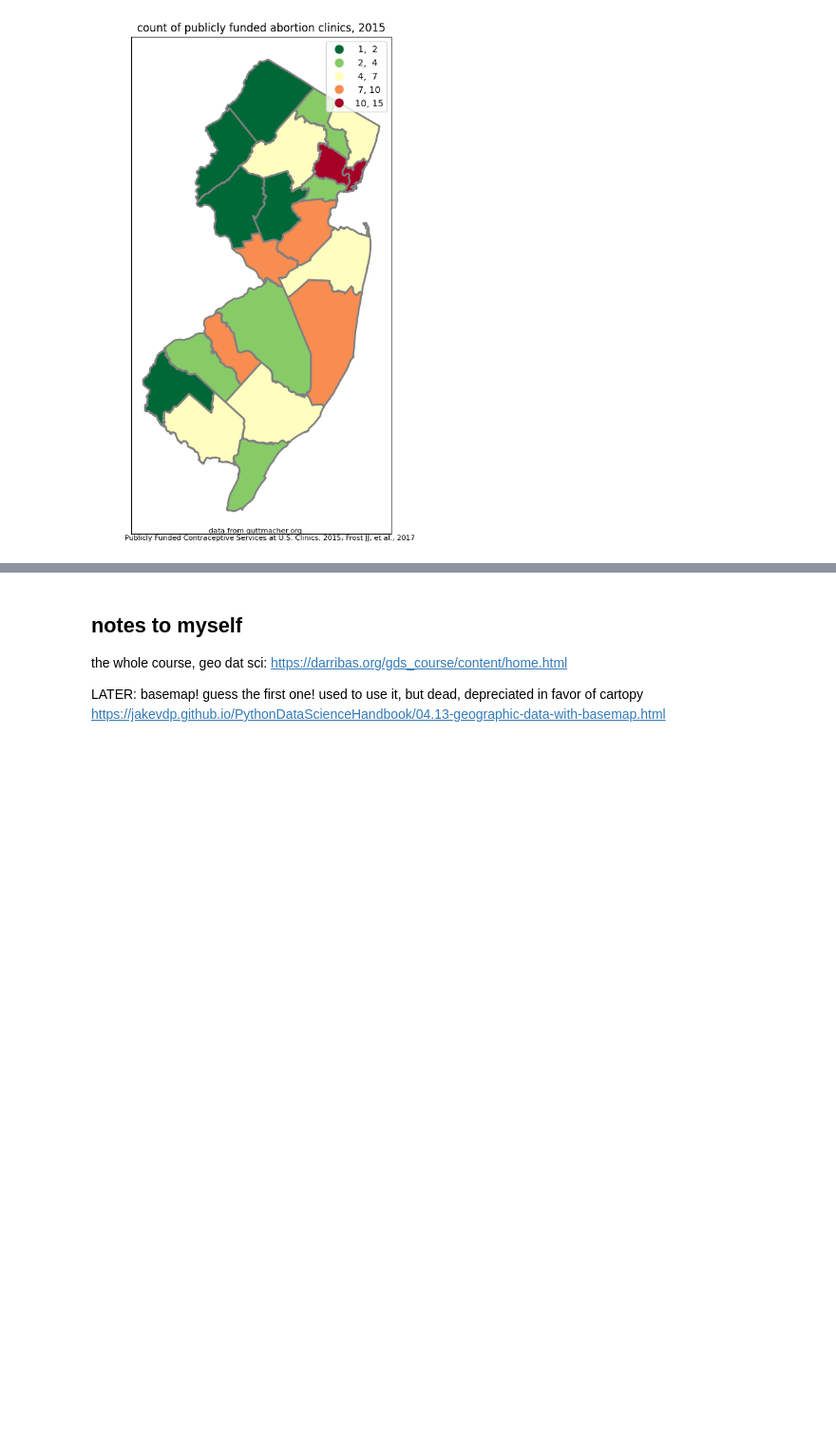
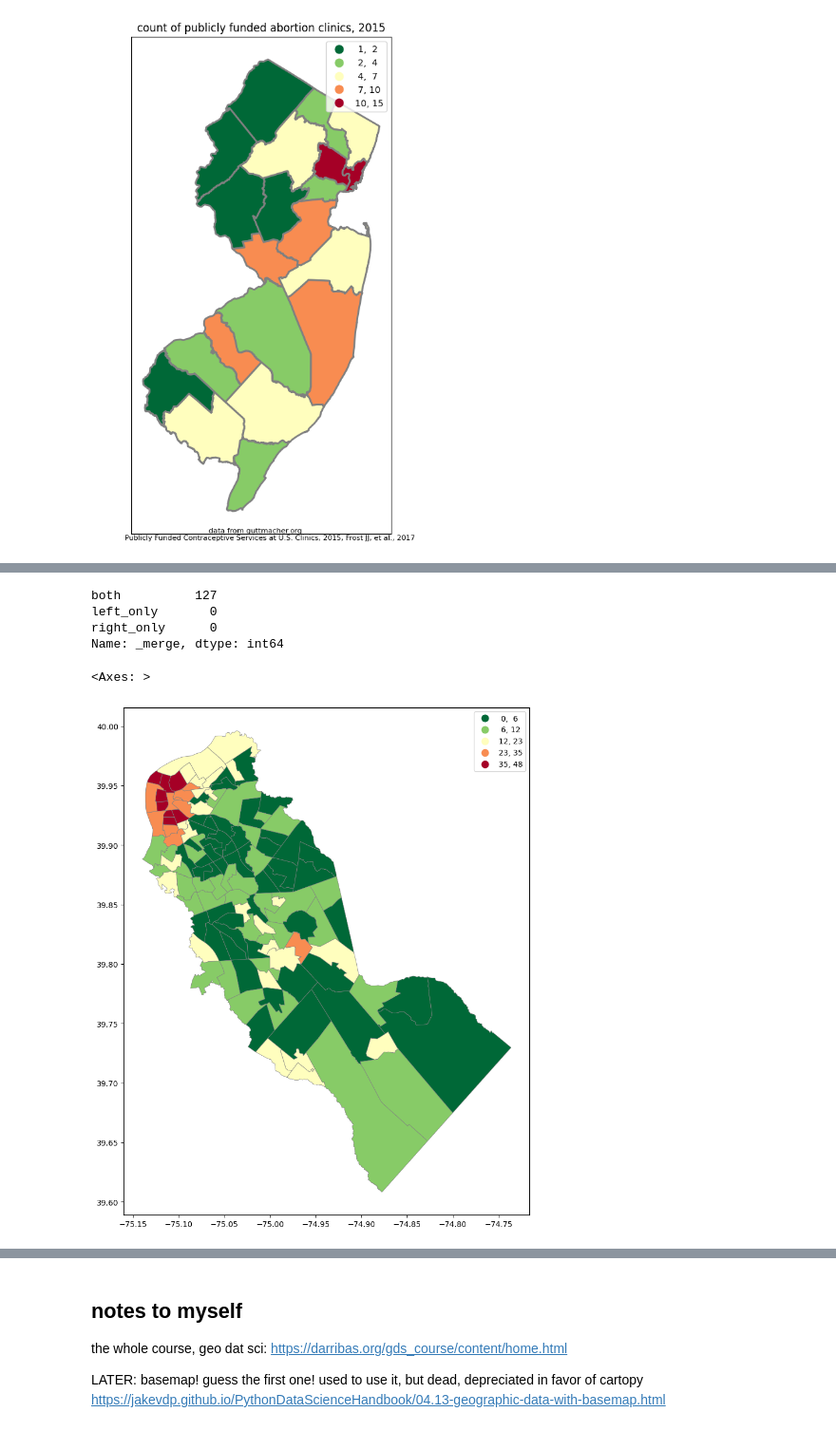
Before and after one commit to theaok/gisPy, a Jupyter notebook: map.ipynb, the cells around one changed output, grey strips where cells are left out. Shown at 95% size. Saved outputs shown, nothing was run; the diff lists cells and outputs as text; code cells hidden in the pictures; blank space fills up the shorter version.

```diff
--- a/map.ipynb
+++ b/map.ipynb
@@ -404,0 +460,3 @@ Text(0.5, 0.1, 'data from guttmacher.org \n            Publicly Funded Contracep
+# %%
+#as per the above documentation we see prop in pov is SE_A13003B_002/SE_A13003B_001
+pov['pov']=(pov.SE_A13003B_002/pov.SE_A13003B_001)*100
@@ -405 +534,16 @@ Text(0.5, 0.1, 'data from guttmacher.org \n            Publicly Funded Contracep
+# %%
+a1 = pd.merge(tractsCam, pov, left_on='NAMELSAD', right_on='Geo_NAME',how='outer',indicator=True)
+# %%
+a1['_merge'].value_counts() #yay
+# %% [output]
+both          127
+left_only       0
+right_only      0
+Name: _merge, dtype: int64
+# %%
+a1.plot(figsize=(10,12),column='pov',legend=True,cmap='RdYlGn_r',
+          scheme='natural_breaks',k=5, edgecolor='grey',linewidth=.5,legend_kwds= {"fmt": "{:,.0f}"})
+# %% [output]
+<Axes: >
+[figure, added]
 # %% [markdown]
```
Also changed, not shown: parts of 14 cells of this notebook.
